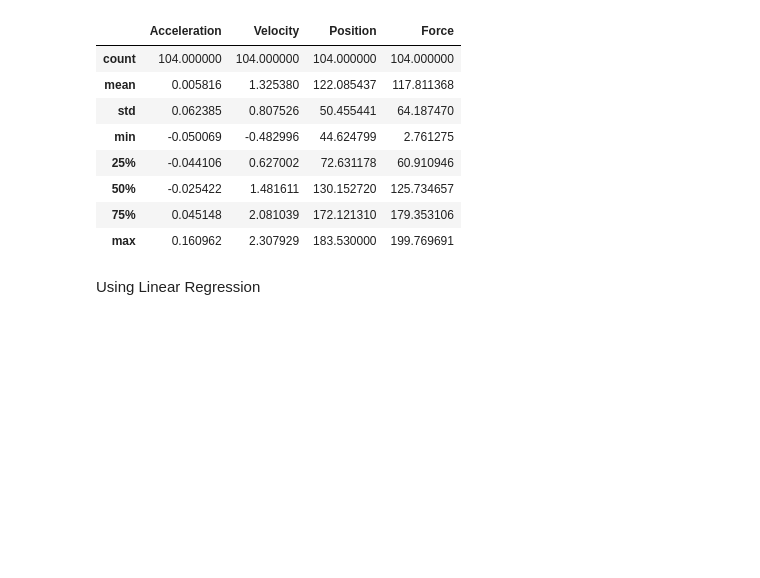
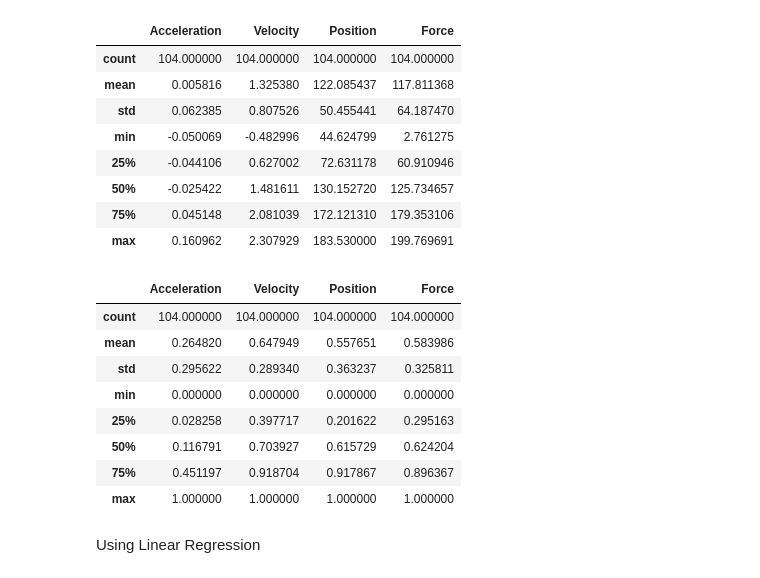
Before and after one commit to superchroma/901, a Jupyter notebook: MCK.ipynb, the cells around one changed output. Saved outputs shown, nothing was run; the diff lists cells and outputs as text; code cells hidden in the pictures; blank space fills up the shorter version.

```diff
--- a/MCK.ipynb
+++ b/MCK.ipynb
@@ -40,3 +54,15 @@ df.describe()
+# %%
+df.describe()
+# %% [output]
+|  | Acceleration | Velocity | Position | Force |
+| count | 104.000000 | 104.000000 | 104.000000 | 104.000000 |
+| mean | 0.264820 | 0.647949 | 0.557651 | 0.583986 |
+| std | 0.295622 | 0.289340 | 0.363237 | 0.325811 |
+| min | 0.000000 | 0.000000 | 0.000000 | 0.000000 |
+| 25% | 0.028258 | 0.397717 | 0.201622 | 0.295163 |
+| 50% | 0.116791 | 0.703927 | 0.615729 | 0.624204 |
+| 75% | 0.451197 | 0.918704 | 0.917867 | 0.896367 |
+| max | 1.000000 | 1.000000 | 1.000000 | 1.000000 |
 # %%
 # independent values
 X = df[['Acceleration','Velocity', 'Position']]
```
Also changed, not shown: parts of 9 cells of this notebook.
